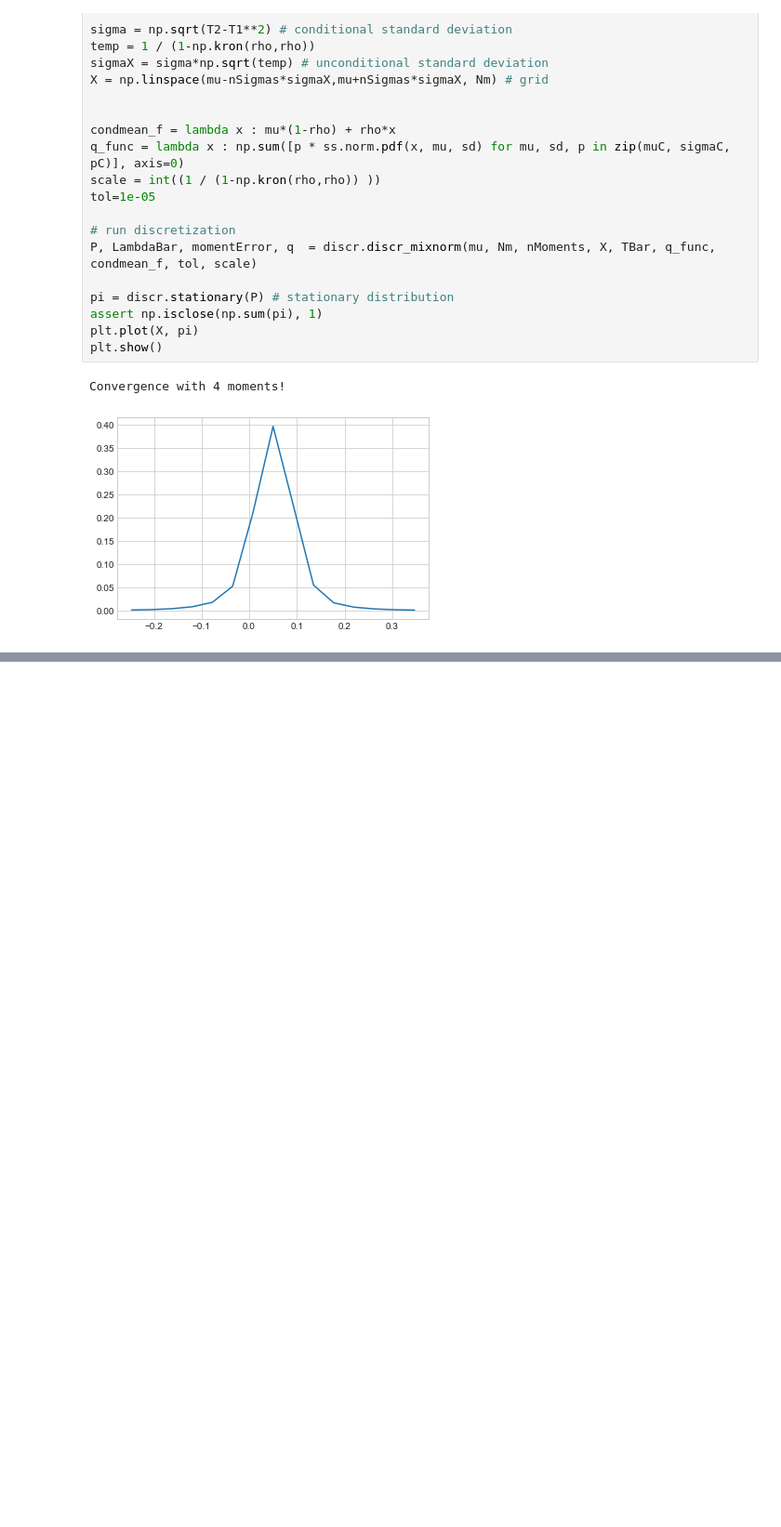
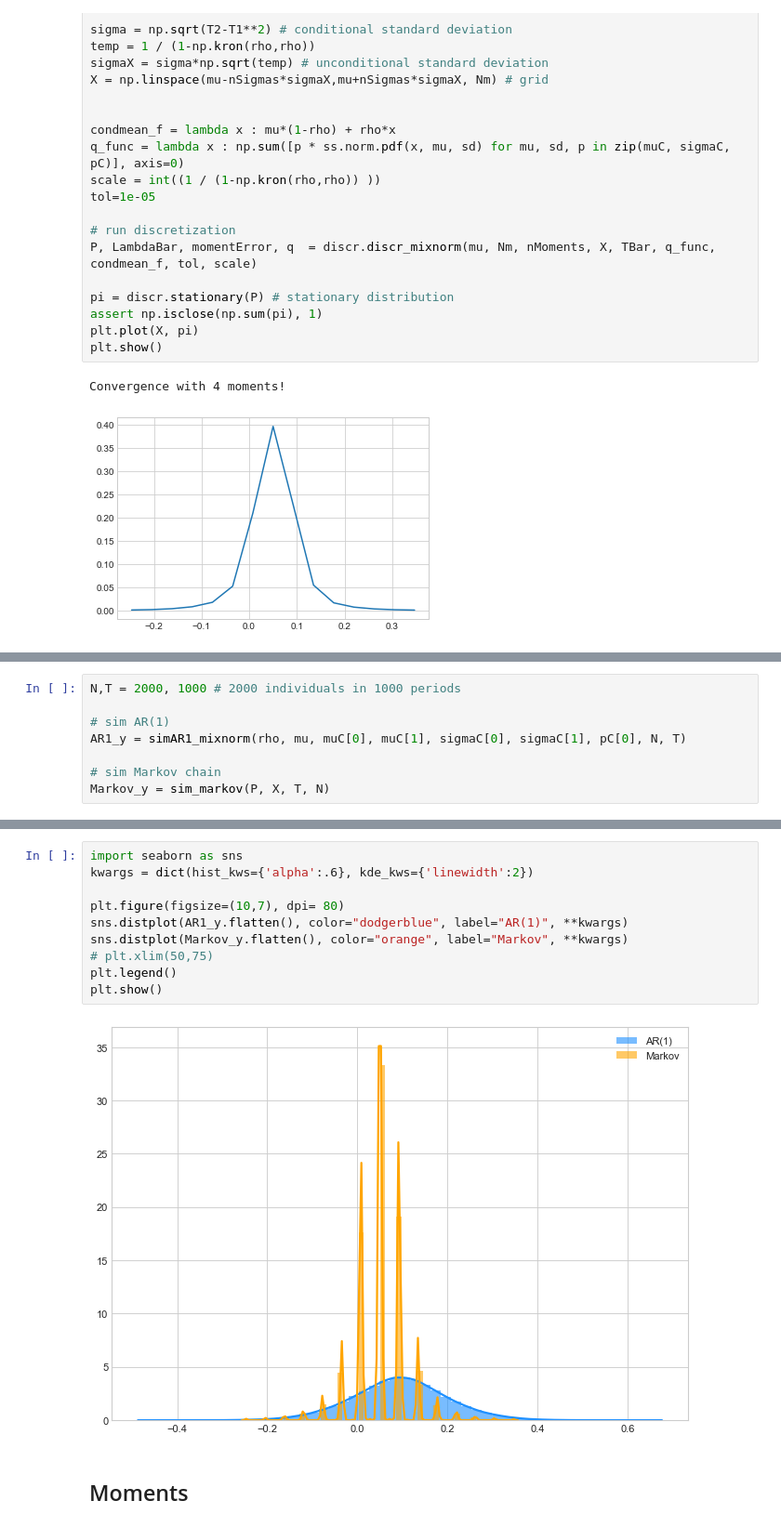
Before and after one commit to nWaldstrom/Discretization, a Jupyter notebook: Example.ipynb, the cells around one changed output, grey strips where cells are left out. Shown: that part at 93% size. Saved outputs shown, nothing was run; the diff lists cells and outputs as text; blank space fills up the shorter version.

```diff
--- a/Example.ipynb
+++ b/Example.ipynb
@@ -57,0 +99,8 @@ Convergence with 4 moments!
+# %%
+N,T = 2000, 1000 # 2000 individuals in 1000 periods
+
+# sim AR(1)
+AR1_y = simAR1_mixnorm(rho, mu, muC[0], muC[1], sigmaC[0], sigmaC[1], pC[0], N, T)
+
+# sim Markov chain
+Markov_y = sim_markov(P, X, T, N)
@@ -57,0 +121,14 @@ Convergence with 4 moments!
+# %%
+import seaborn as sns
+kwargs = dict(hist_kws={'alpha':.6}, kde_kws={'linewidth':2})
+
+plt.figure(figsize=(10,7), dpi= 80)
+sns.distplot(AR1_y.flatten(), color="dodgerblue", label="AR(1)", **kwargs)
+sns.distplot(Markov_y.flatten(), color="orange", label="Markov", **kwargs)
+# plt.xlim(50,75)
+plt.legend()
+plt.show()
+# %% [output]
+[figure, added]
+# %% [markdown]
+## Moments
```
Also changed, not shown: parts of 7 cells of this notebook.
